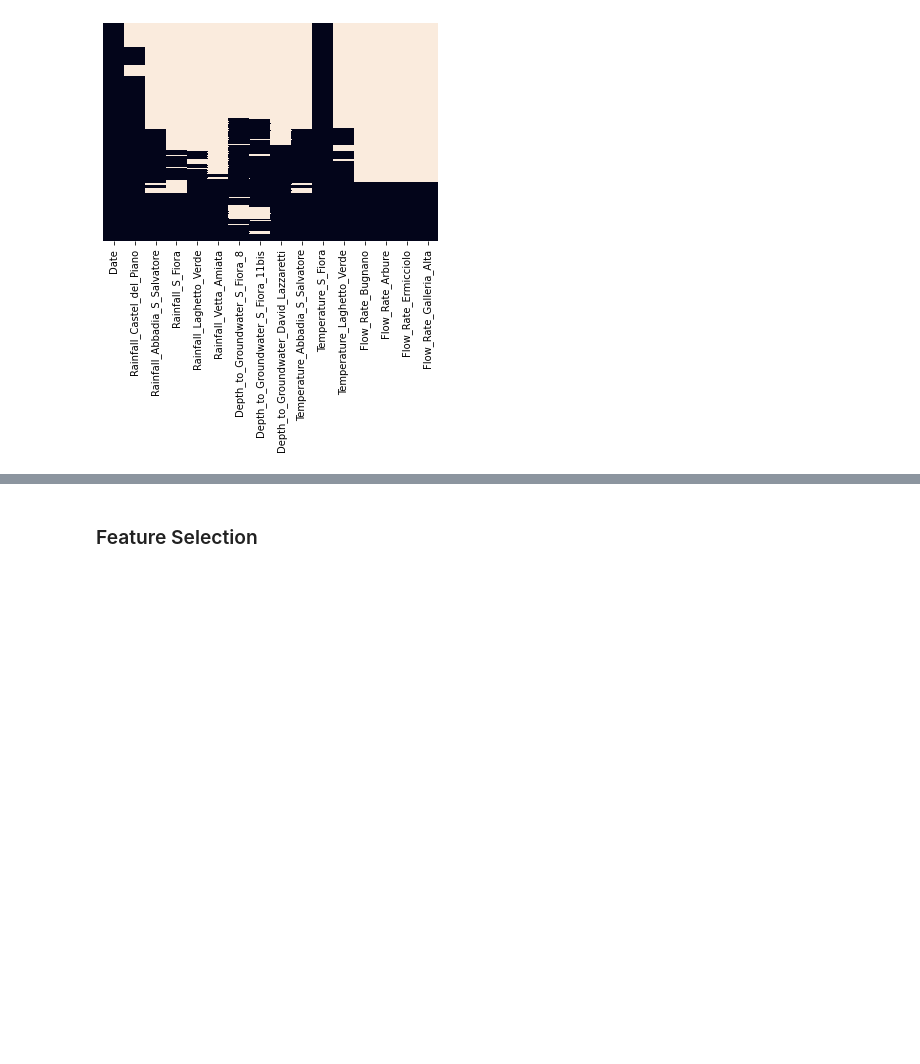
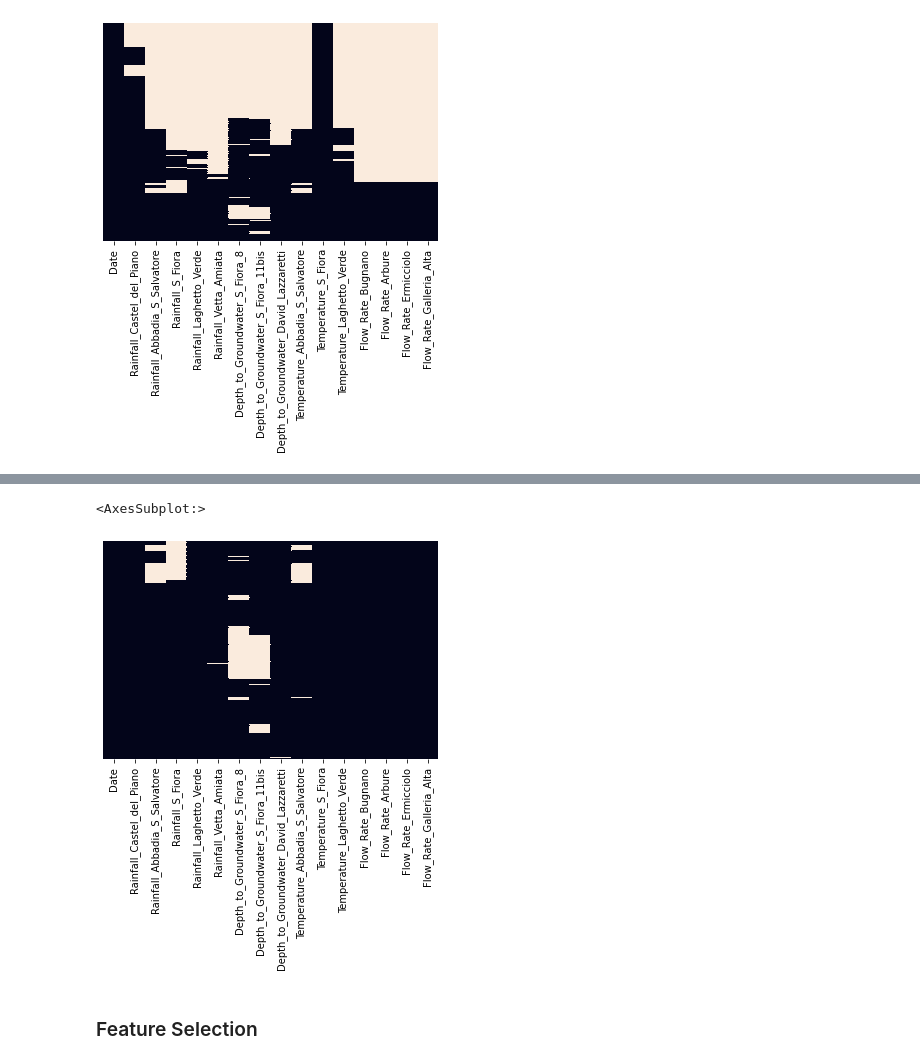
Before and after one commit to Himanth-Venati/Acea_Smart_Water_Analytics_ML, a Jupyter notebook: Acea_Smart_Water_Analytics_River_WS_Amiata.ipynb, the cells around one changed output, grey strips where cells are left out. Saved outputs shown, nothing was run; the diff lists cells and outputs as text; code cells hidden in the pictures; blank space fills up the shorter version.

```diff
--- a/Acea_Smart_Water_Analytics_River_WS_Amiata.ipynb
+++ b/Acea_Smart_Water_Analytics_River_WS_Amiata.ipynb
@@ -70,0 +90,3 @@ sns.heatmap(Water_Spring_Amiata.isnull(),yticklabels=False,cbar=False)
+# %%
+Water_Spring_Amiata.drop(Water_Spring_Amiata.index[0:5479], inplace=True)
+Water_Spring_Amiata
@@ -71,3 +107,8 @@ sns.heatmap(Water_Spring_Amiata.isnull(),yticklabels=False,cbar=False)
+# %%
+sns.heatmap(Water_Spring_Amiata.isnull(),yticklabels=False,cbar=False)
+# %% [output]
+<AxesSubplot:>
+[figure, added]
 # %%
 data=Water_Spring_Amiata.copy()
 data.drop('Date',axis=1,inplace=True)
```
Also changed, not shown: parts of 8 cells of this notebook.
